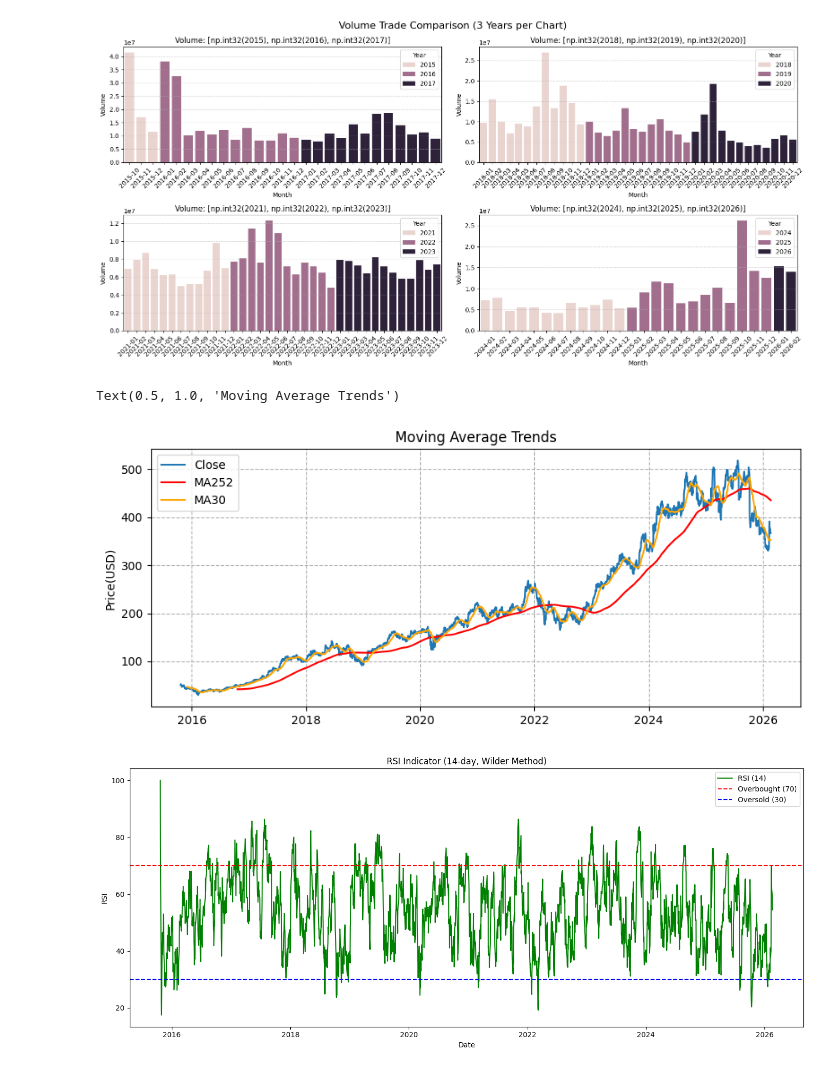
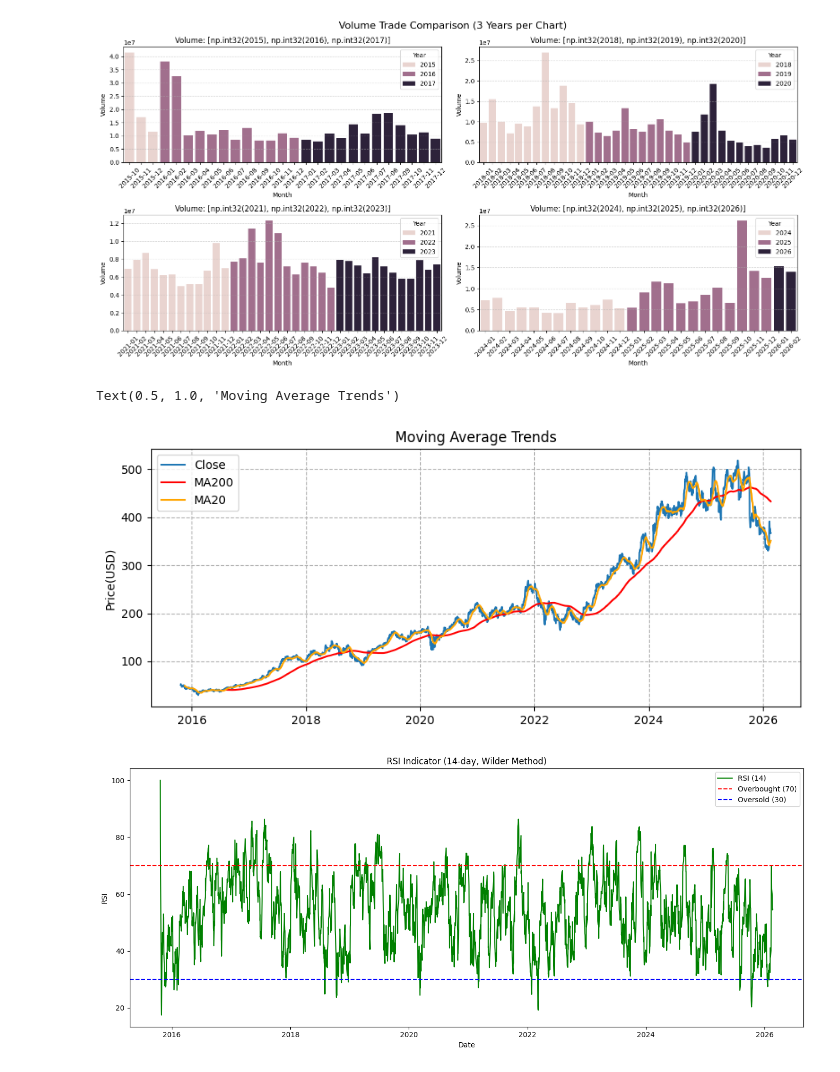
Before and after one commit to bh-dslog25/Ferrari-Stock-Analysis-Forecasting-2015-2026, a Jupyter notebook: stock_analysis.ipynb, the cells around one changed output. Drawn from its saved outputs; the diff is of its cells as text; code cells hidden in the pictures.

```diff
--- a/stock_analysis.ipynb
+++ b/stock_analysis.ipynb
@@ -19,7 +19,7 @@ from statsmodels.graphics.tsaplots import plot_acf
 from scipy import stats
 # %%
 # Truy cap du lieu tu file CSV
-data = pd.read_csv('D:\\data\\ferrari\\Ferrari History Stock Data.csv')
+data = pd.read_csv('./data/Ferrari History Stock Data.csv')
 # %% [markdown]
 #### Exploration Data Analysis
 
@@ -178,26 +179,26 @@ plt.show()
 # %% [output]
 [figure]
 # %%
-# Dùng MOVING AVERAGE để xác định trend dài hạn (MA252) và trend ngắn hạn (MA30)
+# Dùng MOVING AVERAGE để xác định trend dài hạn (MA200) và trend ngắn hạn (MA20)
 
 plt.figure(figsize = (10, 4))
 
-# MA30 & MA252
-fsa['MA252'] = fsa['Close'].rolling(window=252).mean()
-fsa['MA30'] = fsa['Close'].rolling(window=30).mean()
+# MA20 & MA200
+fsa['MA200'] = fsa['Close'].rolling(window=200).mean()
+fsa['MA20'] = fsa['Close'].rolling(window=20).mean()
 fsa['EMA30'] = fsa['Close'].ewm(span=30, adjust=False).mean()
 
 plt.plot(fsa['Date'], fsa['Close'], label='Close')
-plt.plot(fsa['Date'], fsa['MA252'], label='MA252', color = 'red')
-plt.plot(fsa['Date'], fsa['MA30'], label='MA30', color = 'orange')
+plt.plot(fsa['Date'], fsa['MA200'], label='MA200', color = 'red')
+plt.plot(fsa['Date'], fsa['MA20'], label='MA20', color = 'orange')
 plt.ylabel('Price(USD)', loc='center')
 plt.grid(True, linestyle = '--')
 plt.legend()
 
 plt.title('Moving Average Trends')
 # %% [output]
 Text(0.5, 1.0, 'Moving Average Trends')
-[figure, old version]
+[figure, new version]
 # %%
 # Sai phân dữ liệu 'Close'
 delta = fsa['Close'].diff()
```
Also changed, not shown: parts of 10 cells of this notebook, 6 other files.
